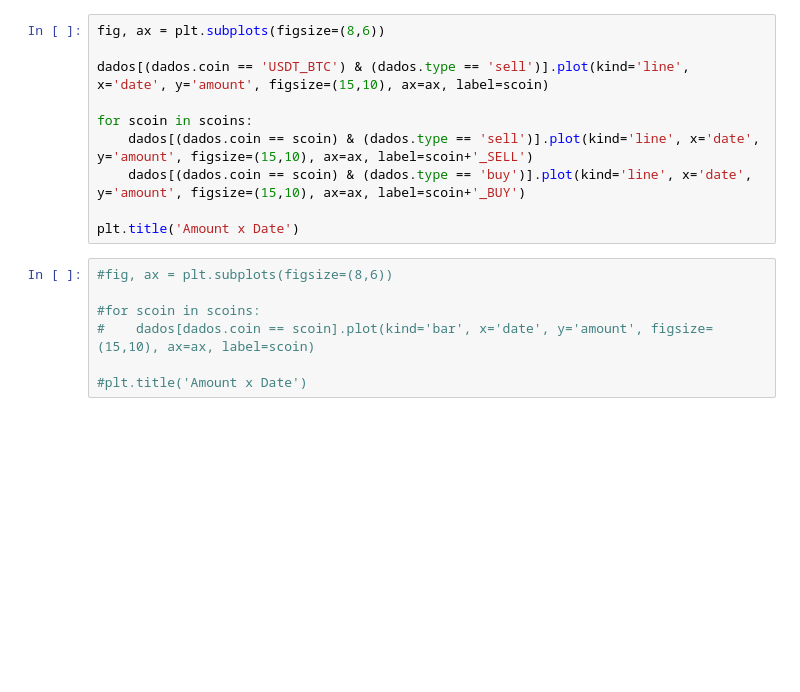
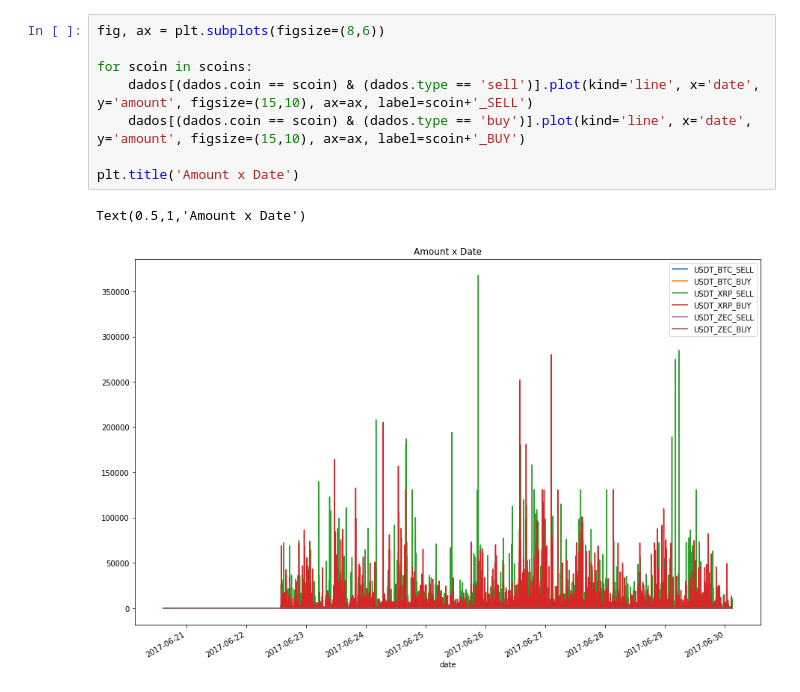
Before and after one commit to nikolasmagno/btc-alt, a Jupyter notebook: NTB-OPERACAO.ipynb, the cells around one changed output. Saved outputs shown, nothing was run; the diff lists cells and outputs as text; blank space fills up the shorter version.

```diff
--- a/NTB-OPERACAO.ipynb
+++ b/NTB-OPERACAO.ipynb
@@ -69,17 +94,11 @@ plt.title('Amount x Date')
 # %%
 fig, ax = plt.subplots(figsize=(8,6))
-
-dados[(dados.coin == 'USDT_BTC') & (dados.type == 'sell')].plot(kind='line', x='date', y='amount', figsize=(15,10), ax=ax, label=scoin)
 
 for scoin in scoins:
     dados[(dados.coin == scoin) & (dados.type == 'sell')].plot(kind='line', x='date', y='amount', figsize=(15,10), ax=ax, label=scoin+'_SELL')
     dados[(dados.coin == scoin) & (dados.type == 'buy')].plot(kind='line', x='date', y='amount', figsize=(15,10), ax=ax, label=scoin+'_BUY')
 
 plt.title('Amount x Date')
+# %% [output]
+Text(0.5,1,'Amount x Date')
+[figure, added]
-# %%
-#fig, ax = plt.subplots(figsize=(8,6))
-
-#for scoin in scoins:
-#    dados[dados.coin == scoin].plot(kind='bar', x='date', y='amount', figsize=(15,10), ax=ax, label=scoin)
-
-#plt.title('Amount x Date')
```
Also changed, not shown: parts of 12 cells of this notebook.
